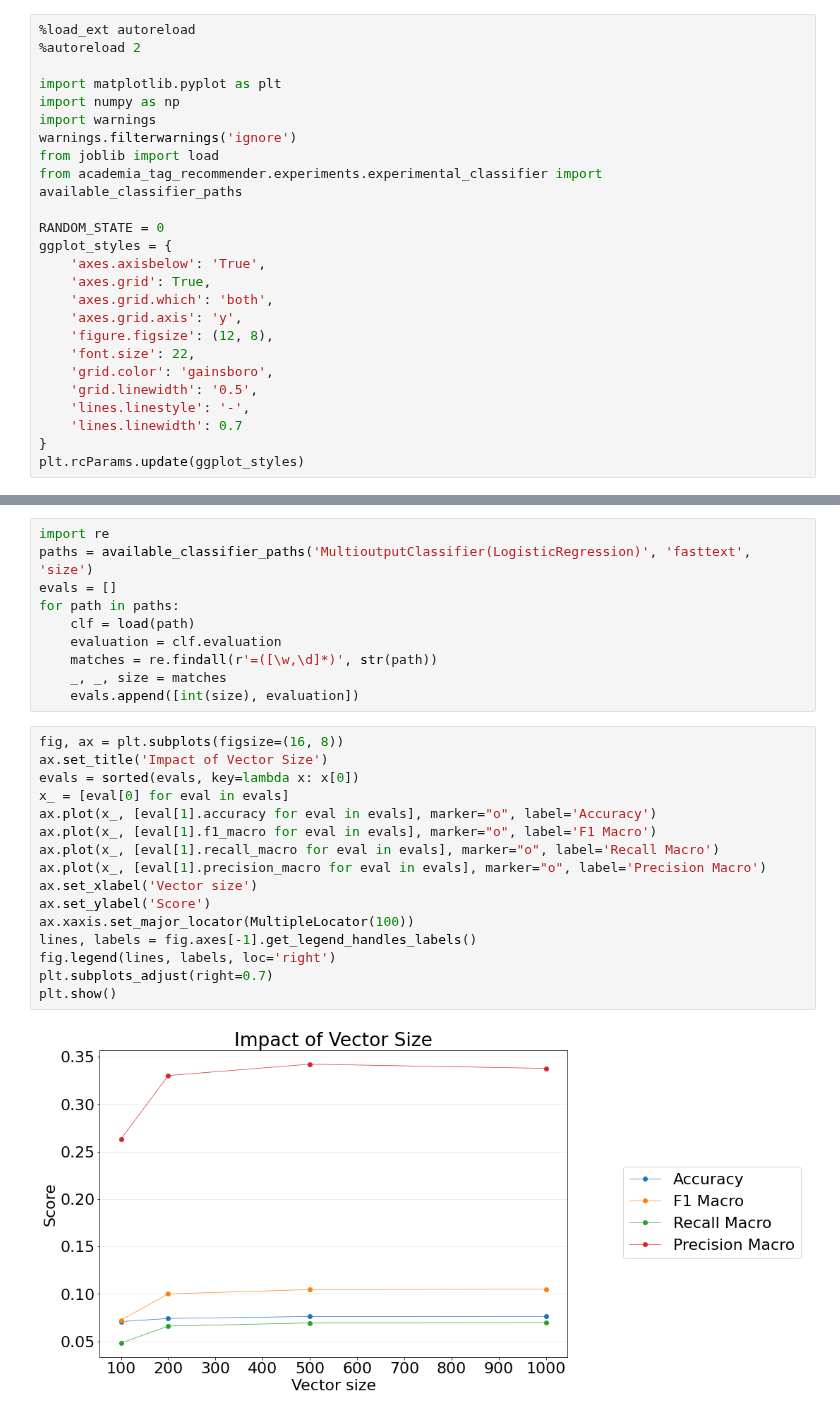
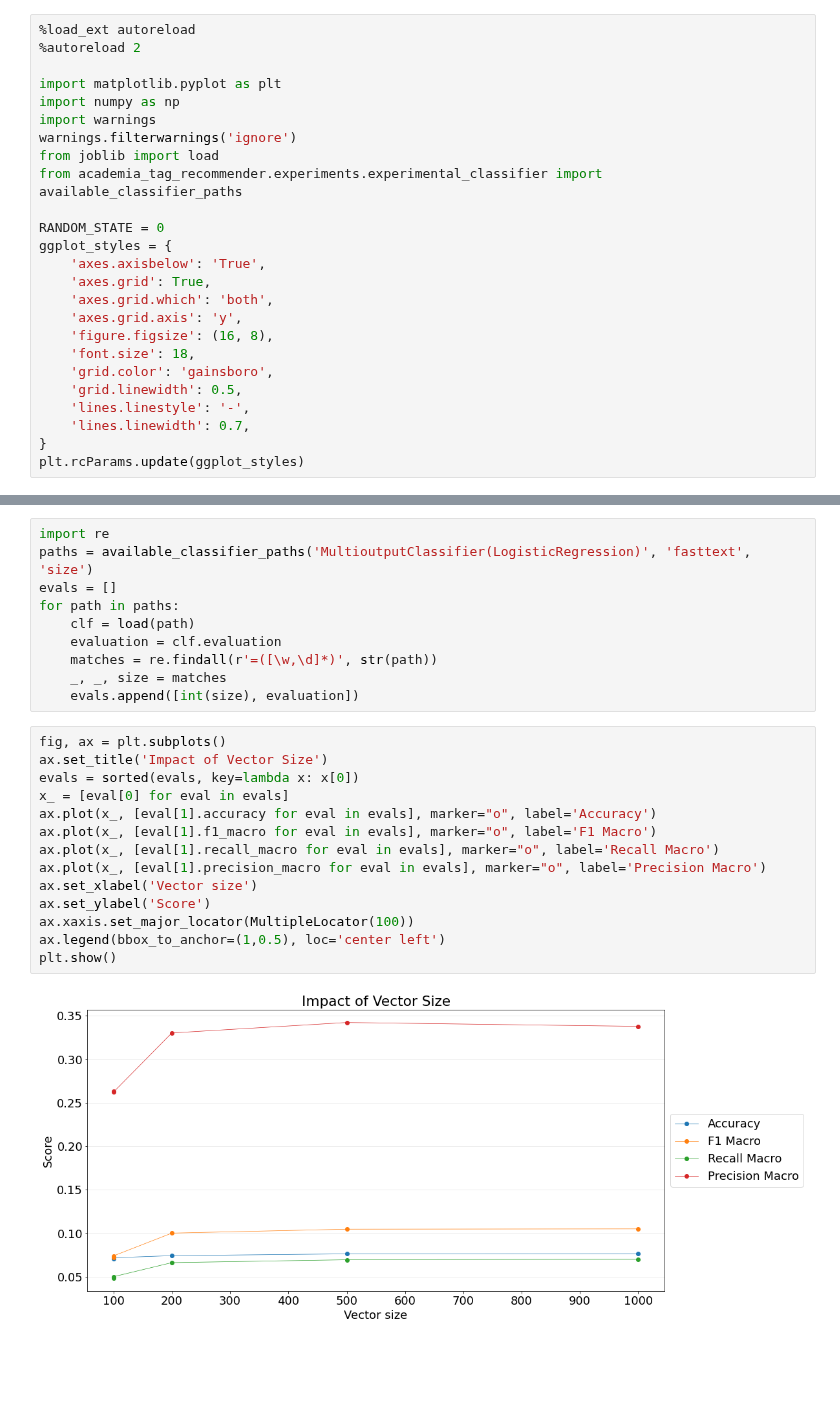
Before and after one commit to gefei-htw/academia_tag_recommender, a Jupyter notebook: notebooks/4.5-me-classification-fasttext.ipynb, the cells around one changed output, grey strips where cells are left out. Saved outputs shown, nothing was run; the diff lists cells and outputs as text; blank space fills up the shorter version.

```diff
--- a/notebooks/4.5-me-classification-fasttext.ipynb
+++ b/notebooks/4.5-me-classification-fasttext.ipynb
@@ -25,12 +25,12 @@ ggplot_styles = {
     'axes.grid': True,
     'axes.grid.which': 'both',
     'axes.grid.axis': 'y',
-    'figure.figsize': (12, 8),
-    'font.size': 22,
+    'figure.figsize': (16, 8),
+    'font.size': 18,
     'grid.color': 'gainsboro',
-    'grid.linewidth': '0.5',
+    'grid.linewidth': 0.5,
     'lines.linestyle': '-',
-    'lines.linewidth': 0.7
+    'lines.linewidth': 0.7,
 }
 plt.rcParams.update(ggplot_styles)
 # %% [markdown]
@@ -571,20 +525,18 @@ for path in paths:
     _, _, size = matches
     evals.append([int(size), evaluation])
 # %%
-fig, ax = plt.subplots(figsize=(16, 8))
+fig, ax = plt.subplots()
 ax.set_title('Impact of Vector Size')
 evals = sorted(evals, key=lambda x: x[0])
 x_ = [eval[0] for eval in evals]
 ax.plot(x_, [eval[1].accuracy for eval in evals], marker="o", label='Accuracy')
 ax.plot(x_, [eval[1].f1_macro for eval in evals], marker="o", label='F1 Macro')
 ax.plot(x_, [eval[1].recall_macro for eval in evals], marker="o", label='Recall Macro')
 ax.plot(x_, [eval[1].precision_macro for eval in evals], marker="o", label='Precision Macro')
 ax.set_xlabel('Vector size')
 ax.set_ylabel('Score')
 ax.xaxis.set_major_locator(MultipleLocator(100))
-lines, labels = fig.axes[-1].get_legend_handles_labels()
-fig.legend(lines, labels, loc='right')
-plt.subplots_adjust(right=0.7)
+ax.legend(bbox_to_anchor=(1,0.5), loc='center left')
 plt.show()
 # %% [output]
-[figure, old version]
+[figure, new version]
```
Also changed, not shown: parts of 16 cells of this notebook, 1 other file.
